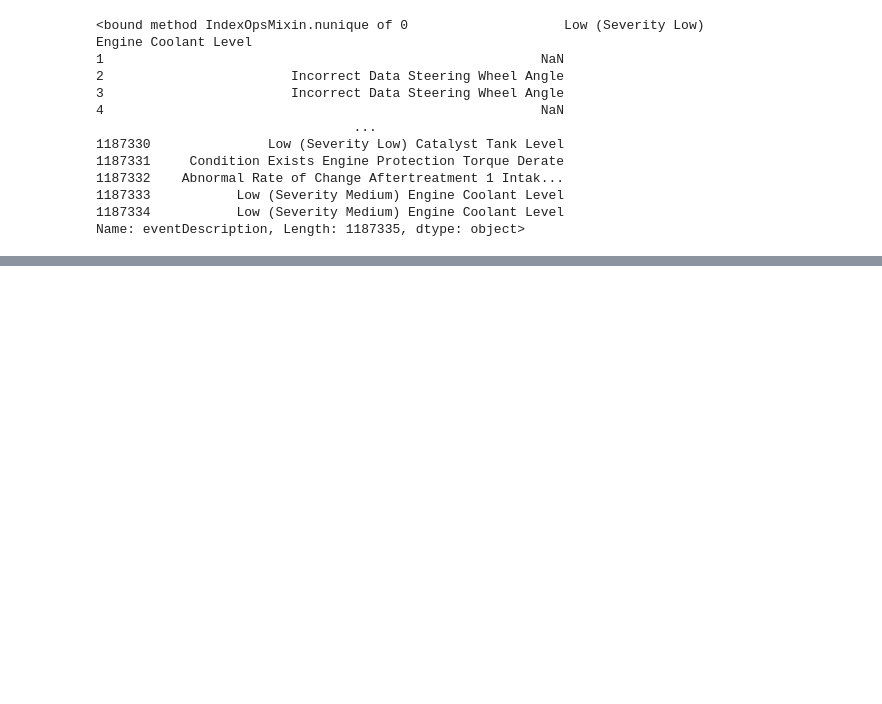
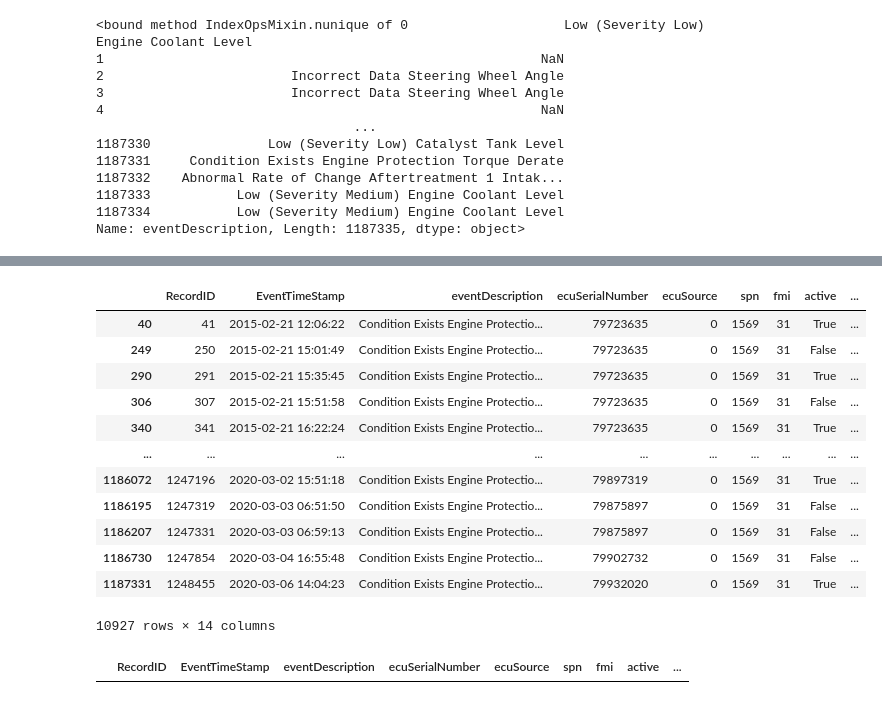
Before and after one commit to nss-data-science-cohort-5/big_g_express-domo-arigato-mr-robot, a Jupyter notebook: Data/Faults_Starts.ipynb, the cells around one changed output, grey strips where cells are left out. Saved outputs shown, nothing was run; the diff lists cells and outputs as text; code cells hidden in the pictures; blank space fills up the shorter version.

```diff
--- a/Data/Faults_Starts.ipynb
+++ b/Data/Faults_Starts.ipynb
@@ -120,0 +328,20 @@ array([ 0, 11, 49, 61,  3], dtype=int64)
+# %%
+display(faults2.loc[(faults2['spn']==1569) & (faults2['fmi']== 31)])
+# %% [output]
+|  | RecordID | EventTimeStamp | eventDescription | ecuSerialNumber | ecuSource | spn | fmi | active | ... |
+| 40 | 41 | 2015-02-21 12:06:22 | Condition Exists Engine Protectio... | 79723635 | 0 | 1569 | 31 | True | ... |
+| 249 | 250 | 2015-02-21 15:01:49 | Condition Exists Engine Protectio... | 79723635 | 0 | 1569 | 31 | False | ... |
+| 290 | 291 | 2015-02-21 15:35:45 | Condition Exists Engine Protectio... | 79723635 | 0 | 1569 | 31 | True | ... |
+| 306 | 307 | 2015-02-21 15:51:58 | Condition Exists Engine Protectio... | 79723635 | 0 | 1569 | 31 | False | ... |
+| 340 | 341 | 2015-02-21 16:22:24 | Condition Exists Engine Protectio... | 79723635 | 0 | 1569 | 31 | True | ... |
+| ... | ... | ... | ... | ... | ... | ... | ... | ... | ... |
+| 1186072 | 1247196 | 2020-03-02 15:51:18 | Condition Exists Engine Protectio... | 79897319 | 0 | 1569 | 31 | True | ... |
+| 1186195 | 1247319 | 2020-03-03 06:51:50 | Condition Exists Engine Protectio... | 79875897 | 0 | 1569 | 31 | False | ... |
+| 1186207 | 1247331 | 2020-03-03 06:59:13 | Condition Exists Engine Protectio... | 79875897 | 0 | 1569 | 31 | False | ... |
+| 1186730 | 1247854 | 2020-03-04 16:55:48 | Condition Exists Engine Protectio... | 79902732 | 0 | 1569 | 31 | False | ... |
+| 1187331 | 1248455 | 2020-03-06 14:04:23 | Condition Exists Engine Protectio... | 79932020 | 0 | 1569 | 31 | True | ... |
+10927 rows × 14 columns
+# %%
+display(faults2.loc[(faults2['spn']==1569) & (faults2['fmi']!= 31)])
+# %% [output]
+|  | RecordID | EventTimeStamp | eventDescription | ecuSerialNumber | ecuSource | spn | fmi | active | ... |
```
Also changed, not shown: parts of 31 cells of this notebook.
